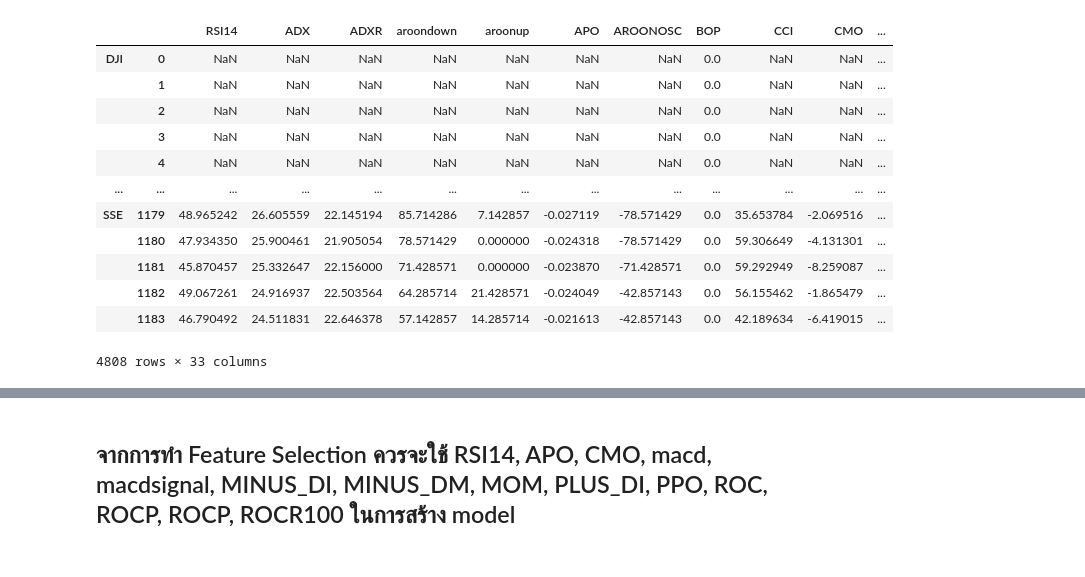
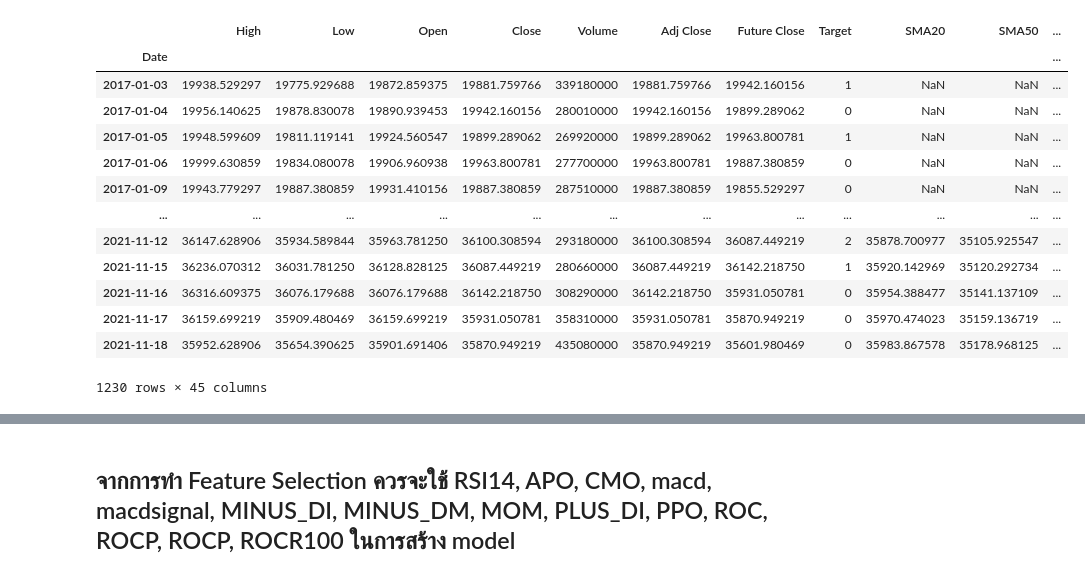
Before and after one commit to pro10150/stock-prediction, a Jupyter notebook: stock-prediction.ipynb, the cells around one changed output, grey strips where cells are left out. Drawn from its saved outputs; the diff is of its cells as text; code cells hidden in the pictures.

```diff
--- a/stock-prediction.ipynb
+++ b/stock-prediction.ipynb
@@ -229,0 +27,3 @@ Name: Close, dtype: float64
+# %%
+dji['Future Close'] = dji['Close'].shift(-1)
+dji
@@ -229,0 +45,19 @@ Name: Close, dtype: float64
+# %%
+def computeTarget(present_price, future_price):
+    score = (( future_price - present_price ) / present_price ) * 100
+    target = []
+    for i in score:
+        if i > 0.05:
+            target.append(1)
+        elif i < -0.05:
+            target.append(0)
+        else:
+            target.append(2)
+    return target
+# 2 = up, 1 = down, 0 = sideway
+# %%
+
+target = computeTarget(dji['Close'], dji['Future Close'])
+
+dji['Target'] = target
+dji = dji.dropna()
@@ -230,54 +81,60 @@ Name: Close, dtype: float64
 # %%
-close = df['Close']
-high = df['High']
-low = df['Low']
-open = df['Open']
-volume  = df['Volume']
+close = dji['Close']
+high = dji['High']
+low = dji['Low']
+open = dji['Open']
+volume  = dji['Volume']
 # %%
-ti = pd.DataFrame()
+ti = dji.copy()
+ti['SMA20'] = talib.SMA(close, timeperiod=20)
+ti['SMA50'] = talib.SMA(close, timeperiod=50)
+ti['SMA200'] = talib.SMA(close, timeperiod=200)
+ti['EMA'] = talib.EMA(close, timeperiod=14)
+ti['OBV'] = talib.OBV(close, volume)
 ti['RSI14'] = talib.RSI(close, timeperiod=14)
 ti['ADX'] = talib.ADX(high, low, close, timeperiod=14)
 ti['ADXR'] = talib.ADXR(high, low, close, timeperiod=14)
 ti['aroondown'], ti['aroonup'] = talib.AROON(high, low, timeperiod=14)
 ti['APO'] = talib.APO(close, fastperiod=12, slowperiod=26, matype=0)
 ti['AROONOSC'] = talib.AROONOSC(high, low, timeperiod=14)
 ti['BOP'] = talib.BOP(open, high, low, close)
 ti['CCI'] = talib.CCI(high, low, close, timeperiod=14)
 ti['CMO'] = talib.CMO(close, timeperiod=14)
 ti['DX'] = talib.DX(high, low, close, timeperiod=14)
 ti['macd'],ti['macdsignal'],ti['macdhist'] = talib.MACD(close, fastperiod = 12, slowperiod=26, signalperiod=9)
 ti['MFI'] = talib.MFI(high, low, close, volume, timeperiod=14)
 ti['MINUS_DI'] = talib.MINUS_DI(high, low, close, timeperiod=14)
 ti['MINUS_DM'] = talib.MINUS_DM(high, low, timeperiod=14)
 ti['MOM'] = talib.MOM(close, timeperiod=14)
 ti['PLUS_DI'] = talib.PLUS_DI(high, low, close, timeperiod=14)
 ti['PLUS_DM'] = talib.PLUS_DM(high, low, timeperiod=14)
 ti['PPO'] = talib.PPO(close, fastperiod=12, slowperiod=26, matype=0)
 ti['ROC'] = talib.ROC(close, timeperiod=10)
 ti['ROCP'] = talib.ROCP(close, timeperiod=10)
 ti['ROCR'] = talib.ROCR(close, timeperiod=10)
 ti['ROCR100'] = talib.ROCR100(close, timeperiod=10)
 ti['slowk'], ti['slowd'] = talib.STOCH(high, low, close, fastk_period=5, slowk_period=3, slowd_period=3, slowd_matype=0)
 ti['fastk'], ti['fastd'] = talib.STOCHF(high, low, close, fastk_period=5, fastd_period=3, fastd_matype=0)
 ti['TRIX'] = talib.TRIX(close, timeperiod=30)
 ti['ULTOSC'] = talib.ULTOSC(high, low, close, timeperiod1=7, timeperiod2=14, timeperiod3=28)
 ti['WILLR'] = talib.WILLR(high, low, close, timeperiod=14)
-ti['Close'] = close
+ti['Target'] = dji['Target']
 ti
 # %% [output]
-|  |  | RSI14 | ADX | ADXR | aroondown | aroonup | APO | AROONOSC | BOP | CCI | CMO | ... |
-| DJI | 0 | NaN | NaN | NaN | NaN | NaN | NaN | NaN | 0.0 | NaN | NaN | ... |
-|  | 1 | NaN | NaN | NaN | NaN | NaN | NaN | NaN | 0.0 | NaN | NaN | ... |
-|  | 2 | NaN | NaN | NaN | NaN | NaN | NaN | NaN | 0.0 | NaN | NaN | ... |
-|  | 3 | NaN | NaN | NaN | NaN | NaN | NaN | NaN | 0.0 | NaN | NaN | ... |
-|  | 4 | NaN | NaN | NaN | NaN | NaN | NaN | NaN | 0.0 | NaN | NaN | ... |
-| ... | ... | ... | ... | ... | ... | ... | ... | ... | ... | ... | ... | ... |
-| SSE | 1179 | 48.965242 | 26.605559 | 22.145194 | 85.714286 | 7.142857 | -0.027119 | -78.571429 | 0.0 | 35.653784 | -2.069516 | ... |
-|  | 1180 | 47.934350 | 25.900461 | 21.905054 | 78.571429 | 0.000000 | -0.024318 | -78.571429 | 0.0 | 59.306649 | -4.131301 | ... |
-|  | 1181 | 45.870457 | 25.332647 | 22.156000 | 71.428571 | 0.000000 | -0.023870 | -71.428571 | 0.0 | 59.292949 | -8.259087 | ... |
-|  | 1182 | 49.067261 | 24.916937 | 22.503564 | 64.285714 | 21.428571 | -0.024049 | -42.857143 | 0.0 | 56.155462 | -1.865479 | ... |
-|  | 1183 | 46.790492 | 24.511831 | 22.646378 | 57.142857 | 14.285714 | -0.021613 | -42.857143 | 0.0 | 42.189634 | -6.419015 | ... |
+|  | High | Low | Open | Close | Volume | Adj Close | Future Close | Target | SMA20 | SMA50 | ... |
+| Date |  |  |  |  |  |  |  |  |  |  | ... |
+| 2017-01-03 | 19938.529297 | 19775.929688 | 19872.859375 | 19881.759766 | 339180000 | 19881.759766 | 19942.160156 | 1 | NaN | NaN | ... |
+| 2017-01-04 | 19956.140625 | 19878.830078 | 19890.939453 | 19942.160156 | 280010000 | 19942.160156 | 19899.289062 | 0 | NaN | NaN | ... |
+| 2017-01-05 | 19948.599609 | 19811.119141 | 19924.560547 | 19899.289062 | 269920000 | 19899.289062 | 19963.800781 | 1 | NaN | NaN | ... |
+| 2017-01-06 | 19999.630859 | 19834.080078 | 19906.960938 | 19963.800781 | 277700000 | 19963.800781 | 19887.380859 | 0 | NaN | NaN | ... |
+| 2017-01-09 | 19943.779297 | 19887.380859 | 19931.410156 | 19887.380859 | 287510000 | 19887.380859 | 19855.529297 | 0 | NaN | NaN | ... |
+| ... | ... | ... | ... | ... | ... | ... | ... | ... | ... | ... | ... |
+| 2021-11-12 | 36147.628906 | 35934.589844 | 35963.781250 | 36100.308594 | 293180000 | 36100.308594 | 36087.449219 | 2 | 35878.700977 | 35105.925547 | ... |
+| 2021-11-15 | 36236.070312 | 36031.781250 | 36128.828125 | 36087.449219 | 280660000 | 36087.449219 | 36142.218750 | 1 | 35920.142969 | 35120.292734 | ... |
+| 2021-11-16 | 36316.609375 | 36076.179688 | 36076.179688 | 36142.218750 | 308290000 | 36142.218750 | 35931.050781 | 0 | 35954.388477 | 35141.137109 | ... |
+| 2021-11-17 | 36159.699219 | 35909.480469 | 36159.699219 | 35931.050781 | 358310000 | 35931.050781 | 35870.949219 | 0 | 35970.474023 | 35159.136719 | ... |
+| 2021-11-18 | 35952.628906 | 35654.390625 | 35901.691406 | 35870.949219 | 435080000 | 35870.949219 | 35601.980469 | 0 | 35983.867578 | 35178.968125 | ... |
-4808 rows × 33 columns
+1230 rows × 45 columns
 # %%
 plt.figure(figsize=(12,10))
 cor = ti.corr()
```
Also changed, not shown: parts of 35 cells of this notebook.
